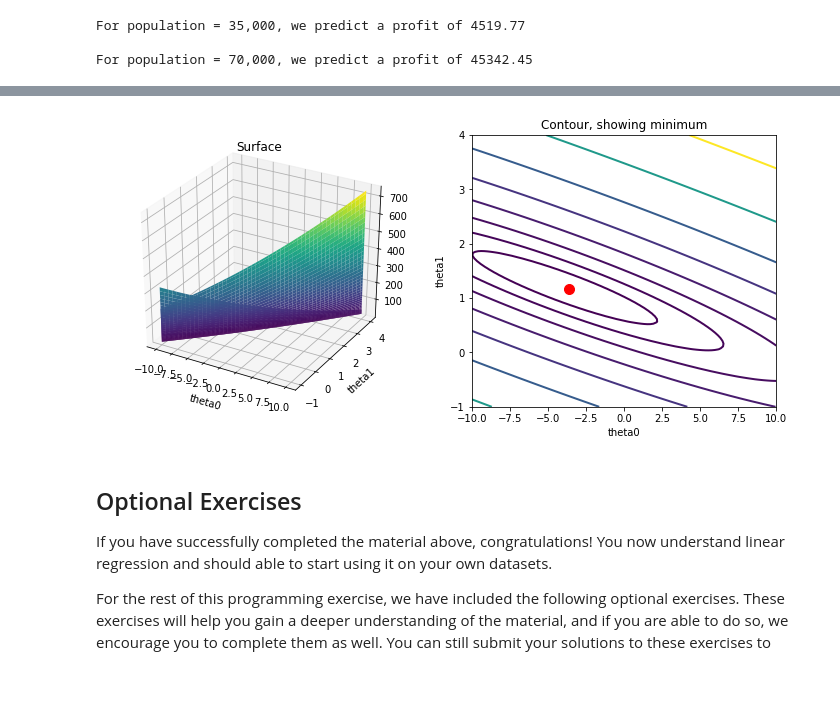
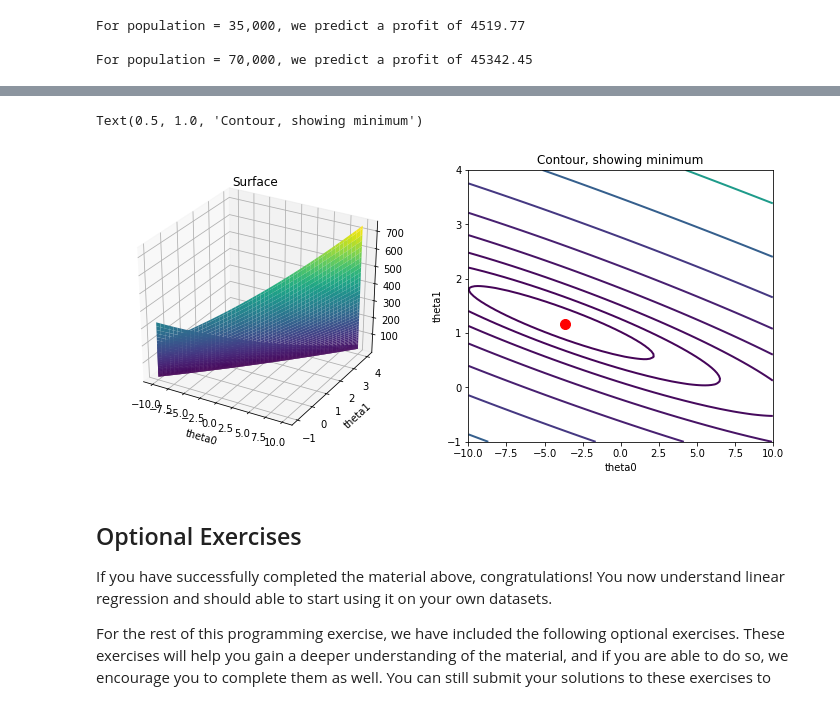
Before and after one commit to TSPereira/MindYourData-DeepLearning, a Jupyter notebook: Exercise1/exercise1.ipynb, the cells around one changed output, grey strips where cells are left out. Drawn from its saved outputs; the diff is of its cells as text; code cells hidden in the pictures.

```diff
--- a/Exercise1/exercise1.ipynb
+++ b/Exercise1/exercise1.ipynb
@@ -321,9 +180,7 @@ def computeCost(X, y, theta):
 
     # ====================== YOUR CODE HERE =====================
     h = np.dot(X, theta)
-
-    J = (1/(2 * m)) * np.sum(np.square(np.dot(X, theta) - y))
-
+    J = (1/(2 * m)) * np.sum(np.square(h - y))
     # ===========================================================
     return J
 # %% [markdown]
@@ -526,39 +343,39 @@ The purpose of these graphs is to show you how $J(\theta)$ varies with changes i
 # %%
 # grid over which we will calculate J
 theta0_vals = np.linspace(-10, 10, 100)
 theta1_vals = np.linspace(-1, 4, 100)
 
 # initialize J_vals to a matrix of 0's
 J_vals = np.zeros((theta0_vals.shape[0], theta1_vals.shape[0]))
 
 # Fill out J_vals
 for i, theta0 in enumerate(theta0_vals):
     for j, theta1 in enumerate(theta1_vals):
         J_vals[i, j] = computeCost(X, y, [theta0, theta1])
 
 # Because of the way meshgrids work in the surf command, we need to
 # transpose J_vals before calling surf, or else the axes will be flipped
 J_vals = J_vals.T
 
 # surface plot
-fig = pyplot.figure(figsize=(12, 5))
+fig = plt.figure(figsize=(12, 5))
 ax = fig.add_subplot(121, projection='3d')
 ax.plot_surface(theta0_vals, theta1_vals, J_vals, cmap='viridis')
-pyplot.xlabel('theta0')
-pyplot.ylabel('theta1')
-pyplot.title('Surface')
+plt.xlabel('theta0')
+plt.ylabel('theta1')
+plt.title('Surface')
 
 # contour plot
 # Plot J_vals as 15 contours spaced logarithmically between 0.01 and 100
-ax = pyplot.subplot(122)
-pyplot.contour(theta0_vals, theta1_vals, J_vals, linewidths=2, cmap='viridis', levels=np.logspace(-2, 3, 20))
-pyplot.xlabel('theta0')
-pyplot.ylabel('theta1')
-pyplot.plot(theta[0], theta[1], 'ro', ms=10, lw=2)
-pyplot.title('Contour, showing minimum')
-pass
+ax = plt.subplot(122)
+plt.contour(theta0_vals, theta1_vals, J_vals, linewidths=2, cmap='viridis', levels=np.logspace(-2, 3, 20))
+plt.xlabel('theta0')
+plt.ylabel('theta1')
+plt.plot(theta[0], theta[1], 'ro', ms=10, lw=2)
+plt.title('Contour, showing minimum')
 # %% [output]
+Text(0.5, 1.0, 'Contour, showing minimum')
-[figure, old version]
+[figure, new version]
 # %% [markdown]
 ## Optional Exercises
 
```
Also changed, not shown: parts of 39 cells of this notebook, 3 other files.
